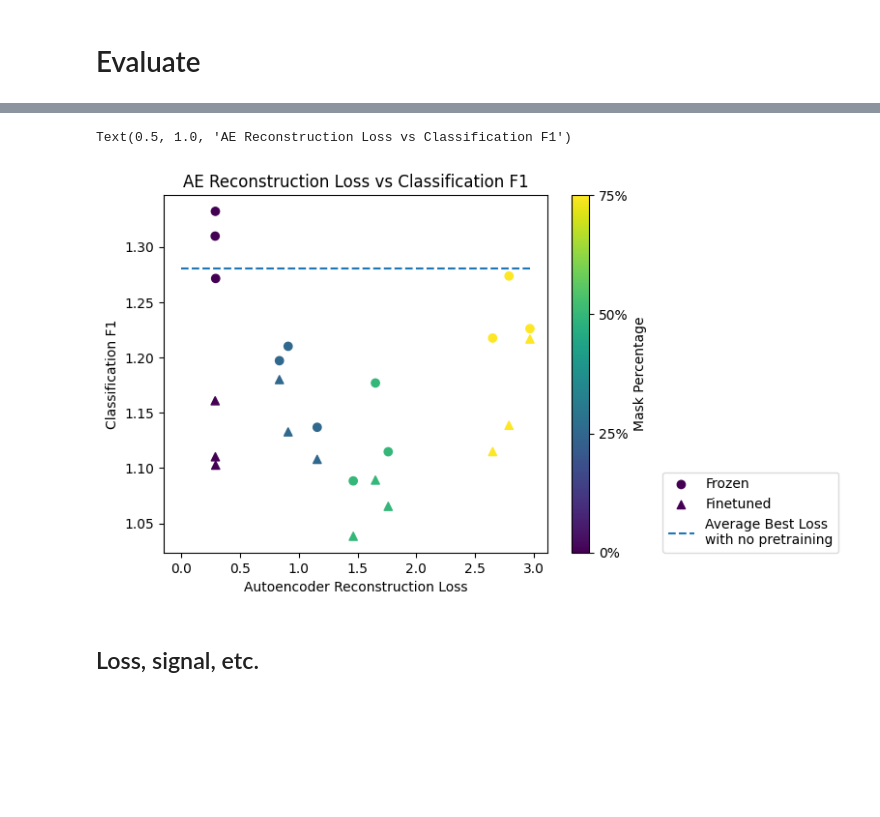
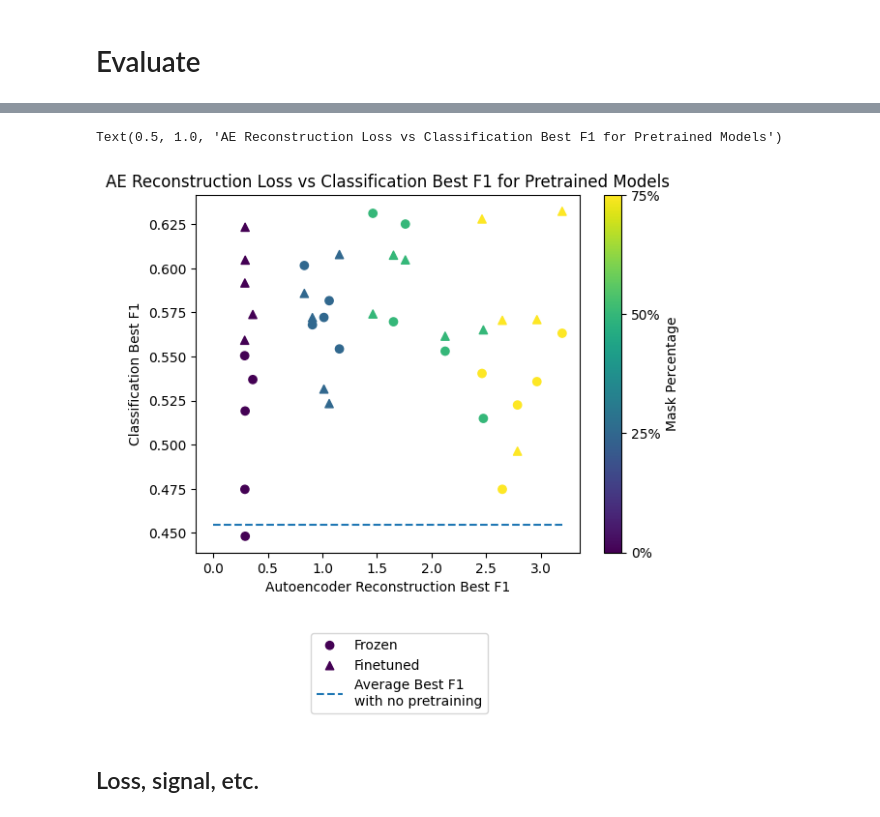
Before and after one commit to Musa-Azeem/eating-detection, a Jupyter notebook: encoderclassifier.ipynb, the cells around one changed output, grey strips where cells are left out. Saved outputs shown, nothing was run; the diff lists cells and outputs as text; code cells hidden in the pictures; blank space fills up the shorter version.

```diff
--- a/encoderclassifier.ipynb
+++ b/encoderclassifier.ipynb
@@ -186,23 +190,22 @@ ax.legend(loc=(1.02,0))
 # %%
 fig = plt.figure()
 ax = fig.add_subplot(1,1,1)
-scalar = 'best_loss'
-scalar_label = 'Best Loss'
+scalar = 'best_f1'
+scalar_label = 'Best Loss' if scalar == 'best_loss' else 'Best F1'
 scatter = ax.scatter(df_pretrained[df_pretrained['frozen']]['ae_best_loss'], df_pretrained[df_pretrained['frozen']][scalar], c=df_pretrained[df_pretrained['frozen']]['maskpct'], cmap='viridis', marker='o', label='Frozen')
 scatter = ax.scatter(df_pretrained[~df_pretrained['frozen']]['ae_best_loss'], df_pretrained[~df_pretrained['frozen']][scalar], c=df_pretrained[~df_pretrained['frozen']]['maskpct'], cmap='viridis', marker='^', label='Finetuned')
-# ax.plot(df['maskpct'].unique(), np.repeat(df[~df['frozen'] & ~df['pretrained']][scalar].mean(), 4))
 ax.hlines(df[~df['frozen'] & ~df['pretrained']][scalar].mean(), xmin=0, xmax=df_pretrained['ae_best_loss'].max(), linestyle='dashed', label=f'Average {scalar_label}\nwith no pretraining')
 cbar = plt.colorbar(scatter)
 cbar.set_label('Mask Percentage')
 cbar.set_ticks(df_pretrained['maskpct'].unique())
 cbar.set_ticklabels([f'{x}%' for x in (df_pretrained['maskpct'].unique()*100).astype(int)])
-ax.legend(loc=(1.3, 0), framealpha=0.7)
-ax.set_xlabel('Autoencoder Reconstruction Loss')
-ax.set_ylabel('Classification F1')
-ax.set_title('AE Reconstruction Loss vs Classification F1')
+ax.legend(loc=(0.3, -0.45))
+ax.set_xlabel(f'Autoencoder Reconstruction {scalar_label}')
+ax.set_ylabel(f'Classification {scalar_label}')
+ax.set_title(f'AE Reconstruction Loss vs Classification {scalar_label} for Pretrained Models')
 # %% [output]
-Text(0.5, 1.0, 'AE Reconstruction Loss vs Classification F1')
+Text(0.5, 1.0, 'AE Reconstruction Loss vs Classification Best F1 for Pretrained Models')
-[figure, old version]
+[figure, new version]
 # %% [markdown]
 ## Loss, signal, etc.
 # %%
```
Also changed, not shown: parts of 3 cells of this notebook, 5 other files.
